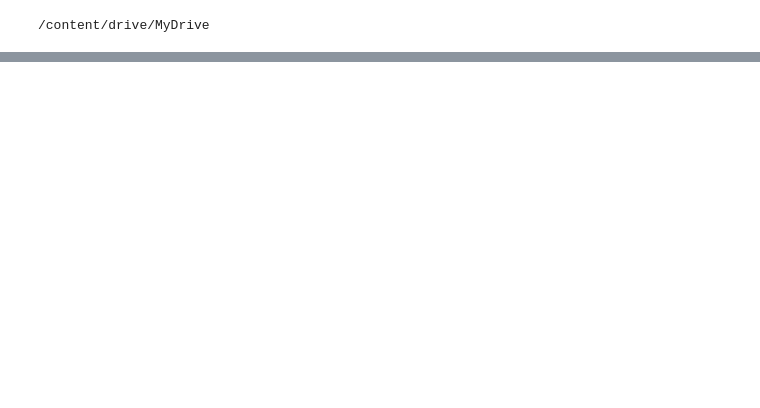
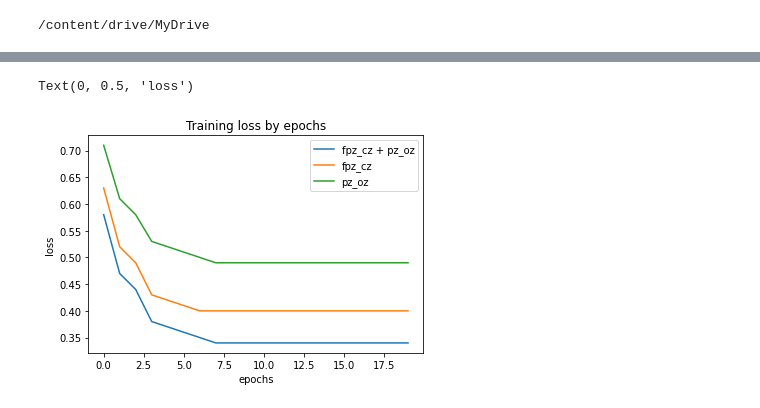
Before and after one commit to sanjuskm05/sleep-stage-classification-evaluation, a Jupyter notebook: mintNet_deepsleep_net.ipynb, the cells around one changed output, grey strips where cells are left out. Saved outputs shown, nothing was run; the diff lists cells and outputs as text; code cells hidden in the pictures; blank space fills up the shorter version.

```diff
--- a/mintNet_deepsleep_net.ipynb
+++ b/mintNet_deepsleep_net.ipynb
@@ -883,12 +965,27 @@ def train_model(model, train_loader, n_epoch=5, lr=0.003, device=None):
     exp_lr_scheduler = optim.lr_scheduler.StepLR(optimizer, step_size=3, gamma=0.1)
     model.train()
     epoch_precision_hist, epoch_recall_hist, epoch_fscore_hist, epoch_accuracy_hist = ([] for i in range(4))
+
+    #X2 = torch.tensor(X1,dtype=torch.float32)
+    #y2 = torch.tensor(y1,dtype=torch.long)
+
+    #print(y2.size)
+
     for epoch in range(n_epoch):
         curr_epoch_loss = []
         precision, recall, fscore, accuracy = ([] for i in range(4))
         count = 0
         for X, Y in train_loader:
             optimizer.zero_grad()
+
+            # perm = torch.randperm(y2.size(0))
+            # idx = perm[:10]
+            # X3 = X2[idx]
+            # y3 = y2[idx]
+            # X = torch.cat((X,X3),dim=0)
+            # Y = torch.cat((Y,y3),dim=0)
+
+
             #X = X.squeeze(dim=0).to(device)
             X = X.detach().clone().to(device)
             Y = Y.detach().clone().to(device)
@@ -913,9 +1010,9 @@ def train_model(model, train_loader, n_epoch=5, lr=0.003, device=None):
         epoch_precision_hist.append(np.mean(precision))
         epoch_recall_hist.append(np.mean(recall))
         epoch_fscore_hist.append(np.mean(fscore))
-        print(f"epoch{epoch}: curr_epoch_loss={np.mean(curr_epoch_loss)}")
-        loss_history.append(np.mean(curr_epoch_loss))
-        print(datetime.now().strftime("%Y-%m-%d %H:%M"), "epoch_accuracy->", epoch_accuracy)
+        print(f"curr_epoch_loss={round(np.mean(curr_epoch_loss),2)}")
+        loss_history.append(round(np.mean(curr_epoch_loss),2))
+        print(datetime.now().strftime("%Y-%m-%d %H:%M"), "epoch_accuracy->", round(epoch_accuracy,2))
         exp_lr_scheduler.step()
         ## Evaluating on every epoch
         # pred, truth = eval_model(model, val_loader, device=device)
@@ -1029,5 +1242,12 @@ torch.save(model_pz_oz, os.path.join(project_path, "SleepCNN_pz_oz_channel.pth")
 # %%
-plt.plot(loss_history)
-plt.plot(loss_history_fpz_cz)
-plt.plot(loss_history_pz_oz)
+plt.title("Training loss by epochs")
+plt.plot(loss_history, label = "fpz_cz + pz_oz")
+plt.plot(loss_history_fpz_cz, label = "fpz_cz")
+plt.plot(loss_history_pz_oz, label = "pz_oz")
+plt.legend()
+plt.xlabel("epochs")
+plt.ylabel("loss")
+# %% [output]
+Text(0, 0.5, 'loss')
+[figure, added]
 # %%
```
Also changed, not shown: parts of 28 cells of this notebook.
